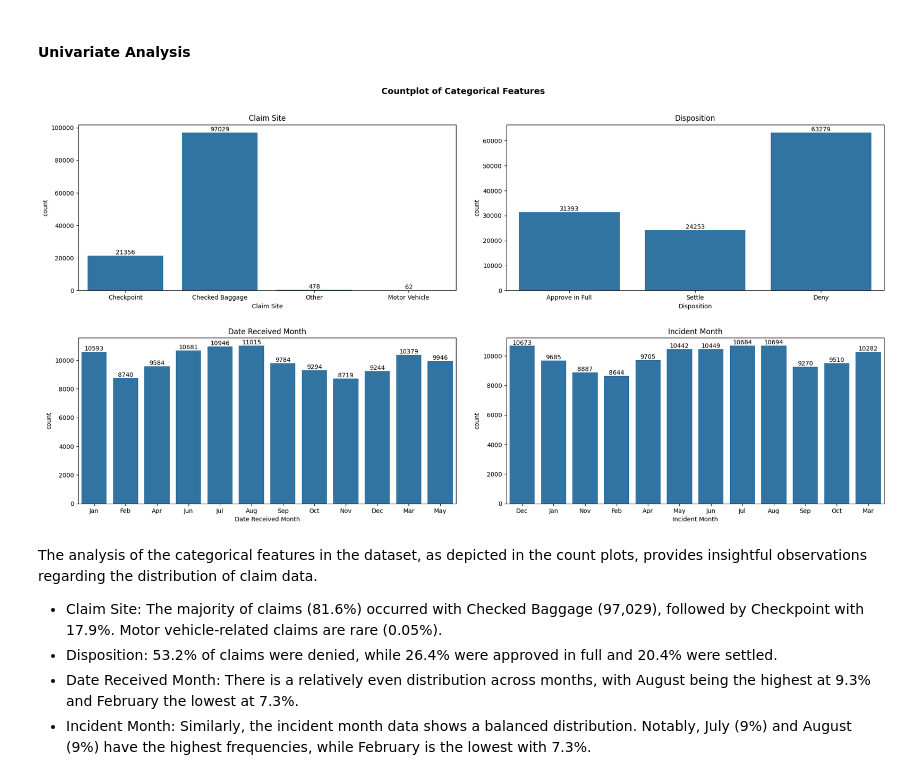
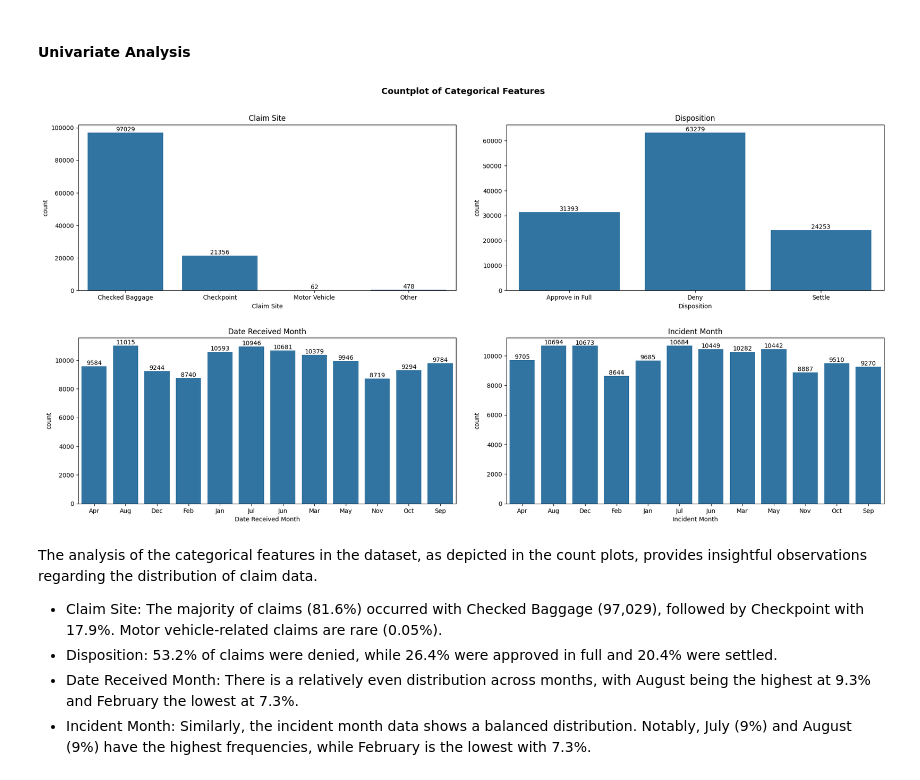
Before and after one commit to btokoli/Risk-Radar-Clustering-Airports-by-Claim-Patterns-to-Spotlight-High-Risk-Hubs, a Jupyter notebook: airportAnalysis.ipynb, the cells around one changed output. Saved outputs shown, nothing was run; the diff lists cells and outputs as text; code cells hidden in the pictures.

```diff
--- a/airportAnalysis.ipynb
+++ b/airportAnalysis.ipynb
@@ -352,17 +352,17 @@ Index(['Date Received', 'Incident Date', 'Airport Code', 'Airport Name',
 # %%
 #Countplots of Categorical Features
 
 plt.figure(figsize=(20,20))
 plt.suptitle("Countplot of Categorical Features", fontweight='bold', fontsize=14)
 
 for i, col in enumerate(cat_df.drop(['Claim Type', 'Date Received', 'Incident Date', 'Airport Code', 'Airport Name', 'Item'], axis=1)):
     plt.subplot(4,2, i+1)
-    ax=sns.countplot(x=cat_df[col])
+    ax=sns.countplot(x=cat_df[col].sort_values(ascending=True))
     ax.bar_label(ax.containers[0])
     plt.title(f"{col}")
     plt.tight_layout(pad=3)
 # %% [output]
-[figure, old version]
+[figure, new version]
 # %% [markdown]
 
 The analysis of the categorical features in the dataset, as depicted in the count plots, provides insightful observations regarding the distribution of claim data.
```
Also changed, not shown: parts of 9 cells of this notebook.
